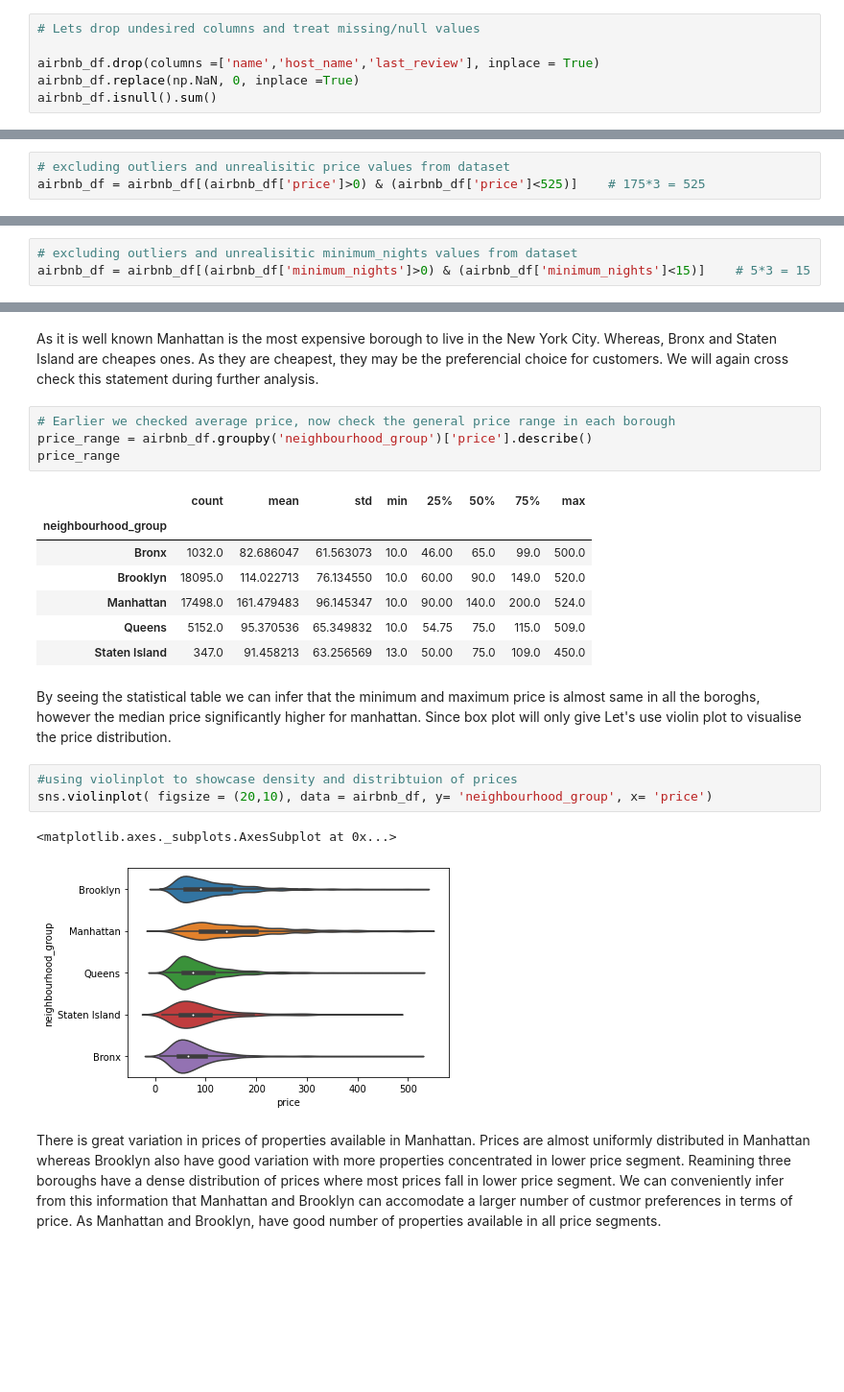
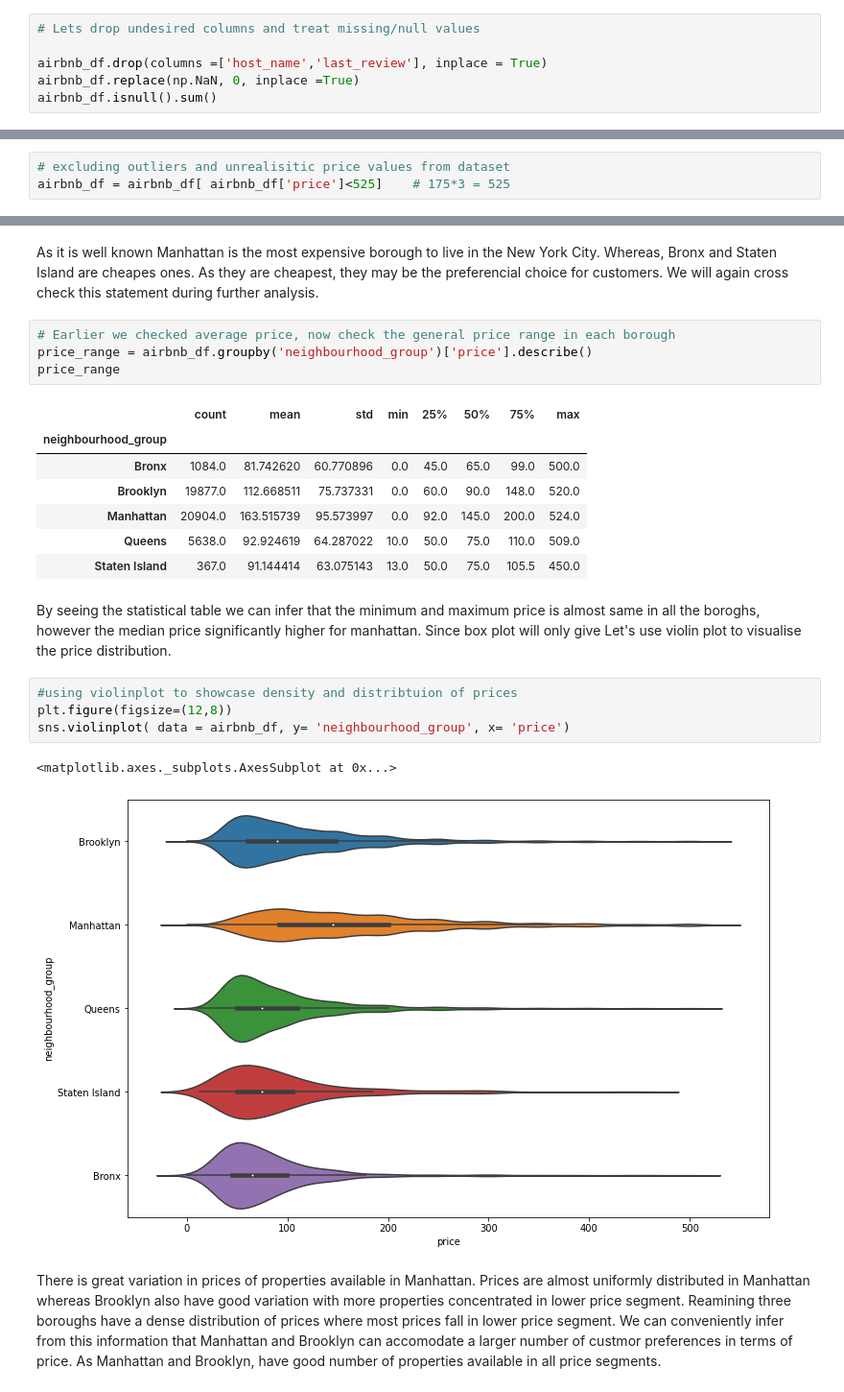
Before and after one commit to dilipiitdhn/Capstone-Project-on-Exploratory-Data-Analysis, a Jupyter notebook: Copy_of_Airbnb_Bookings_Analysis_Capstone_Project.ipynb, the cells around one changed output, grey strips where cells are left out. Shown at 96% size. Cells and saved outputs as stored; diff of their text form; blank space fills up the shorter version.

```diff
--- a/Copy_of_Airbnb_Bookings_Analysis_Capstone_Project.ipynb
+++ b/Copy_of_Airbnb_Bookings_Analysis_Capstone_Project.ipynb
@@ -90,7 +99,7 @@ Here, we see all the null values. By looking at nature of our analysis and datas
 # %%
 # Lets drop undesired columns and treat missing/null values
 
-airbnb_df.drop(columns =['name','host_name','last_review'], inplace = True)
+airbnb_df.drop(columns =['host_name','last_review'], inplace = True)
 airbnb_df.replace(np.NaN, 0, inplace =True)
 airbnb_df.isnull().sum()
 # %% [output]
@@ -121,7 +131,7 @@ price
 See, we have price as low as as 0 dollors that does not make sense. Max price go upto 10000 dollors whereas the prices upto 75 percentile are only around 175 dollors. To remove these outliers in price values we will exclude the prices 3 times more than that of average price of 75 percentile.
 # %%
 # excluding outliers and unrealisitic price values from dataset
-airbnb_df = airbnb_df[(airbnb_df['price']>0) & (airbnb_df['price']<525)]    # 175*3 = 525
+airbnb_df = airbnb_df[ airbnb_df['price']<525]    # 175*3 = 525
 # %%
 # now examine availability_365
 availability_365 = pd.DataFrame(airbnb_df['availability_365'].describe()).T
@@ -144,6 +155,3 @@ Minimum number of nights for making a booking is 1 which is fine. But the maximu
-# %%
-# excluding outliers and unrealisitic minimum_nights values from dataset
-airbnb_df = airbnb_df[(airbnb_df['minimum_nights']>0) & (airbnb_df['minimum_nights']<15)]    # 5*3 = 15
 # %%
 # before procedding to dataset Exploration & Visualisation check the cuurent size of data
 airbnb_df.shape
@@ -225,19 +267,20 @@ price_range
 # %% [output]
 |  | count | mean | std | min | 25% | 50% | 75% | max |
 | neighbourhood_group |  |  |  |  |  |  |  |  |
-| Bronx | 1032.0 | 82.686047 | 61.563073 | 10.0 | 46.00 | 65.0 | 99.0 | 500.0 |
-| Brooklyn | 18095.0 | 114.022713 | 76.134550 | 10.0 | 60.00 | 90.0 | 149.0 | 520.0 |
-| Manhattan | 17498.0 | 161.479483 | 96.145347 | 10.0 | 90.00 | 140.0 | 200.0 | 524.0 |
-| Queens | 5152.0 | 95.370536 | 65.349832 | 10.0 | 54.75 | 75.0 | 115.0 | 509.0 |
-| Staten Island | 347.0 | 91.458213 | 63.256569 | 13.0 | 50.00 | 75.0 | 109.0 | 450.0 |
+| Bronx | 1084.0 | 81.742620 | 60.770896 | 0.0 | 45.0 | 65.0 | 99.0 | 500.0 |
+| Brooklyn | 19877.0 | 112.668511 | 75.737331 | 0.0 | 60.0 | 90.0 | 148.0 | 520.0 |
+| Manhattan | 20904.0 | 163.515739 | 95.573997 | 0.0 | 92.0 | 145.0 | 200.0 | 524.0 |
+| Queens | 5638.0 | 92.924619 | 64.287022 | 10.0 | 50.0 | 75.0 | 110.0 | 509.0 |
+| Staten Island | 367.0 | 91.144414 | 63.075143 | 13.0 | 50.0 | 75.0 | 105.5 | 450.0 |
 # %% [markdown]
 By seeing the statistical table we can infer that the minimum and maximum price is almost same in all the boroghs, however the median price significantly higher for manhattan. Since box plot will only give Let's use violin plot to visualise the price distribution.
 # %%
 #using violinplot to showcase density and distribtuion of prices
-sns.violinplot( figsize = (20,10), data = airbnb_df, y= 'neighbourhood_group', x= 'price')
+plt.figure(figsize=(12,8))
+sns.violinplot( data = airbnb_df, y= 'neighbourhood_group', x= 'price')
 # %% [output]
 <matplotlib.axes._subplots.AxesSubplot at 0x...>
-[figure, old version]
+[figure, new version]
 # %% [markdown]
 There is great variation in prices of properties available in Manhattan. Prices are almost uniformly distributed in Manhattan whereas Brooklyn also have good variation with more properties concentrated in lower price segment. Reamining three boroughs have a dense distribution of prices where most prices fall in lower price segment.
 We can conveniently infer from this information that Manhattan and Brooklyn can accomodate a larger number of custmor preferences in terms of price. As Manhattan and Brooklyn, have good number of properties available in all price segments.
```
Also changed, not shown: parts of 27 cells of this notebook.
